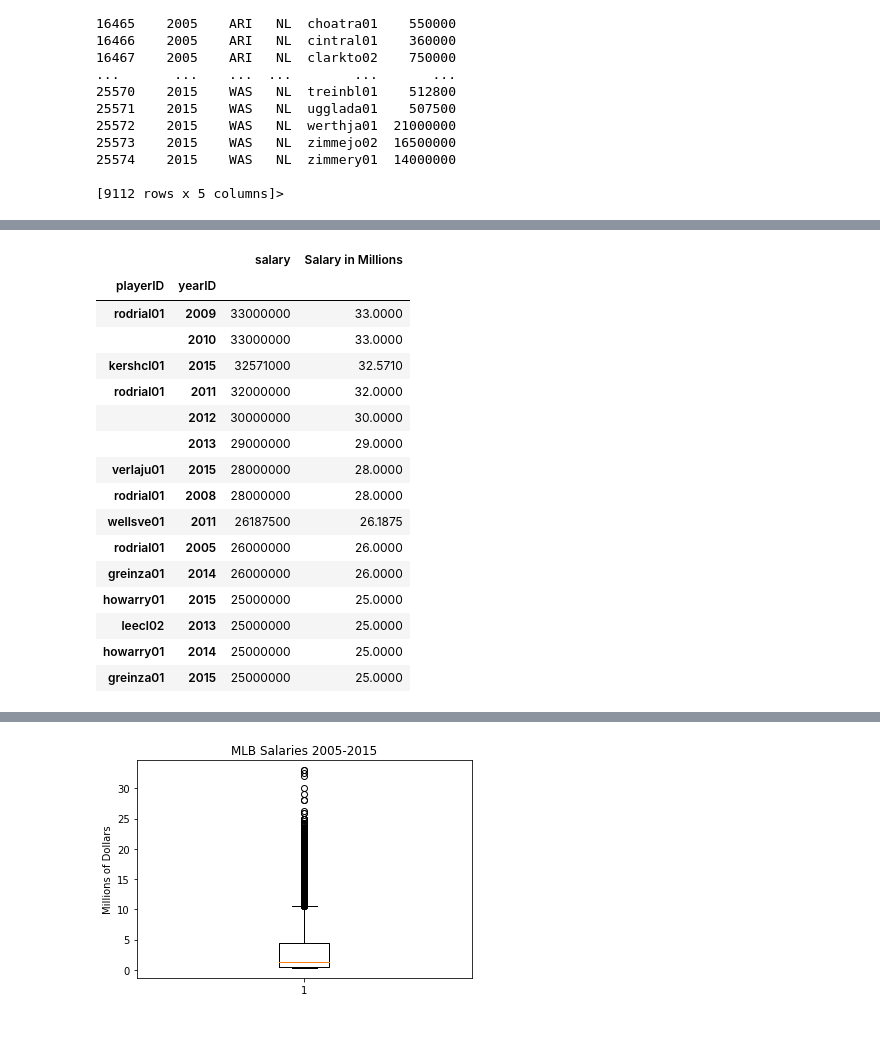
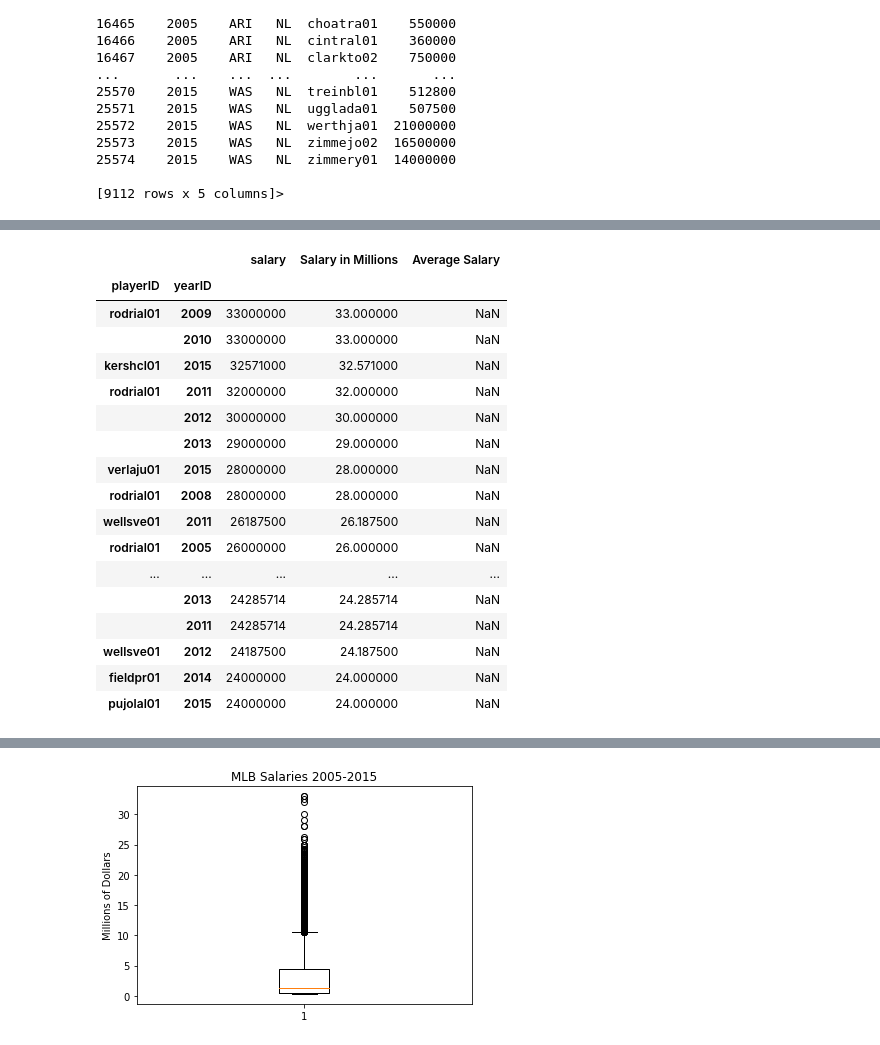
Before and after one commit to eerofeeva/BaseballMadness, a Jupyter notebook: baseball_challege.ipynb, the cells around one changed output, grey strips where cells are left out. Saved outputs shown, nothing was run; the diff lists cells and outputs as text; code cells hidden in the pictures.

```diff
--- a/baseball_challege.ipynb
+++ b/baseball_challege.ipynb
@@ -182,24 +171,22 @@ See the caveats in the documentation: https://pandas.pydata.org/pandas-docs/stab
-# %%
-top_total_spenders["Average Salary"]= top_total_spenders.sum()
-#How to fill in average column??
 # %%
 top_total_spenders_sorted = top_total_spenders.sort_values(["Salary in Millions"], ascending=False)
-top_total_spenders_sorted.head(15)
+top_total_spenders_sorted.head(23)
 # %% [output]
-|  |  | salary | Salary in Millions |
-| playerID | yearID |  |  |
-| rodrial01 | 2009 | 33000000 | 33.0000 |
-|  | 2010 | 33000000 | 33.0000 |
-| kershcl01 | 2015 | 32571000 | 32.5710 |
-| rodrial01 | 2011 | 32000000 | 32.0000 |
-|  | 2012 | 30000000 | 30.0000 |
-|  | 2013 | 29000000 | 29.0000 |
-| verlaju01 | 2015 | 28000000 | 28.0000 |
-| rodrial01 | 2008 | 28000000 | 28.0000 |
-| wellsve01 | 2011 | 26187500 | 26.1875 |
-| rodrial01 | 2005 | 26000000 | 26.0000 |
-| greinza01 | 2014 | 26000000 | 26.0000 |
-| howarry01 | 2015 | 25000000 | 25.0000 |
-| leecl02 | 2013 | 25000000 | 25.0000 |
-| howarry01 | 2014 | 25000000 | 25.0000 |
-| greinza01 | 2015 | 25000000 | 25.0000 |
+|  |  | salary | Salary in Millions | Average Salary |
+| playerID | yearID |  |  |  |
+| rodrial01 | 2009 | 33000000 | 33.000000 | NaN |
+|  | 2010 | 33000000 | 33.000000 | NaN |
+| kershcl01 | 2015 | 32571000 | 32.571000 | NaN |
+| rodrial01 | 2011 | 32000000 | 32.000000 | NaN |
+|  | 2012 | 30000000 | 30.000000 | NaN |
+|  | 2013 | 29000000 | 29.000000 | NaN |
+| verlaju01 | 2015 | 28000000 | 28.000000 | NaN |
+| rodrial01 | 2008 | 28000000 | 28.000000 | NaN |
+| wellsve01 | 2011 | 26187500 | 26.187500 | NaN |
+| rodrial01 | 2005 | 26000000 | 26.000000 | NaN |
+| ... | ... | ... | ... | ... |
+|  | 2013 | 24285714 | 24.285714 | NaN |
+|  | 2011 | 24285714 | 24.285714 | NaN |
+| wellsve01 | 2012 | 24187500 | 24.187500 | NaN |
+| fieldpr01 | 2014 | 24000000 | 24.000000 | NaN |
+| pujolal01 | 2015 | 24000000 | 24.000000 | NaN |
```
Also changed, not shown: parts of 25 cells of this notebook.
